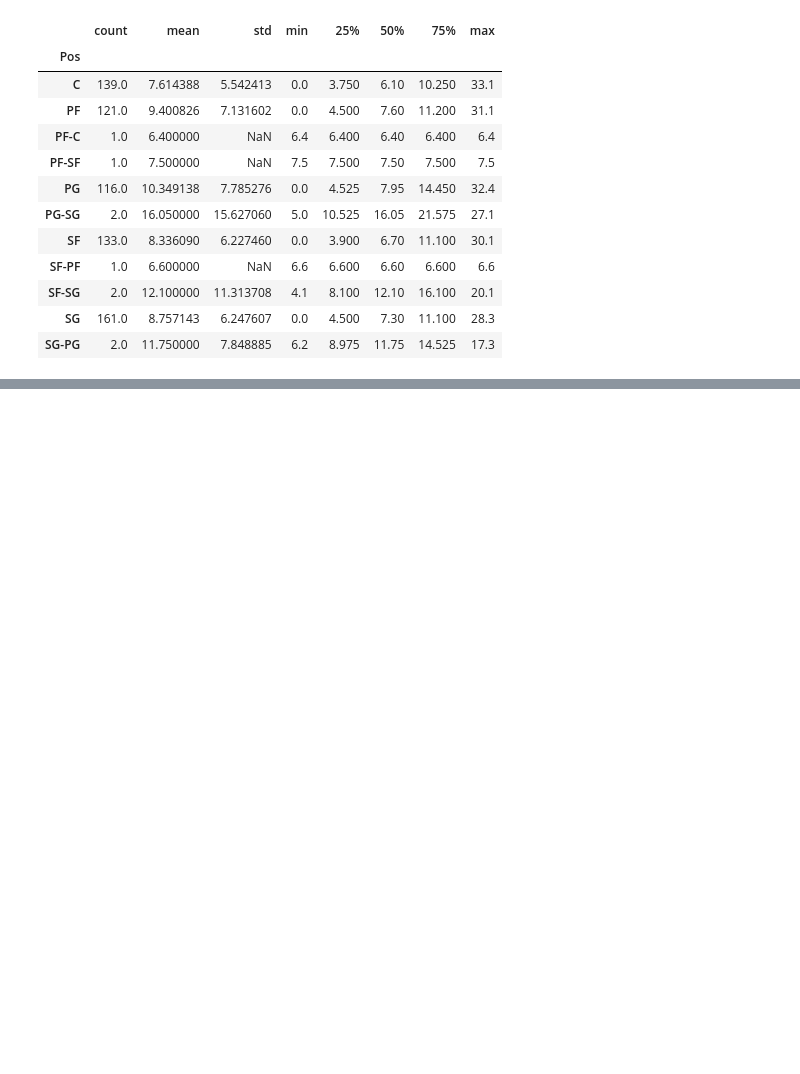
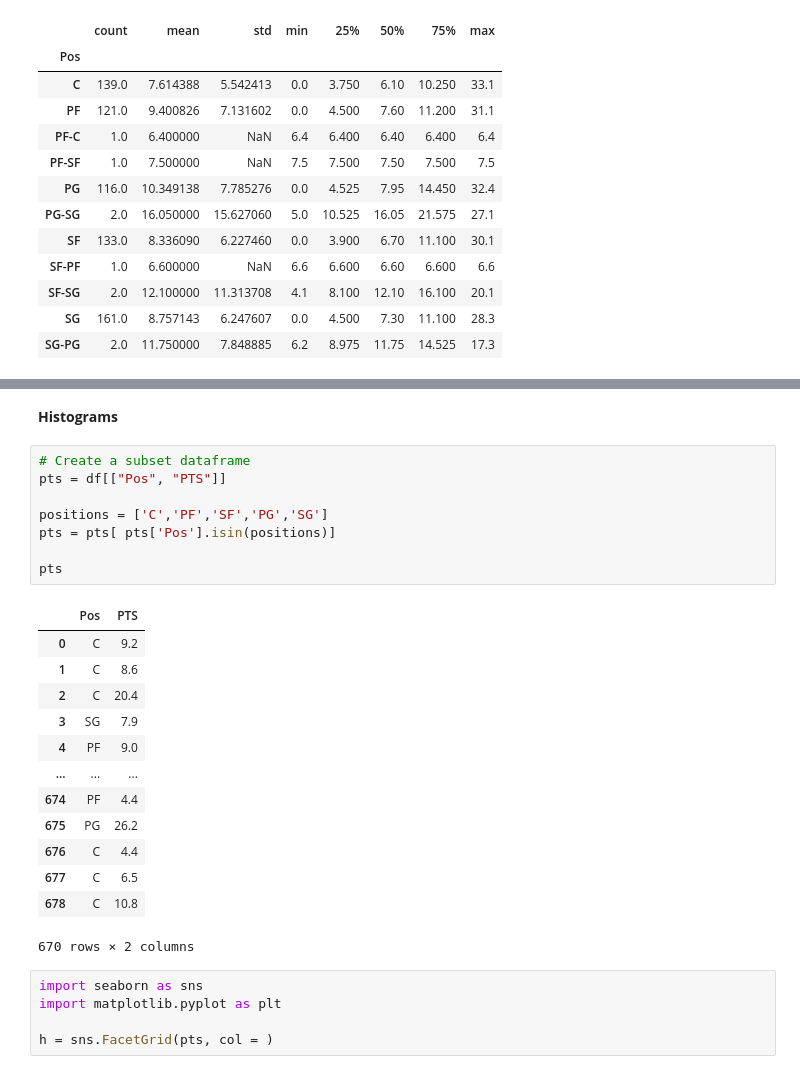
Before and after one commit to alpertoo/nba_2023, a Jupyter notebook: NBA Player Stats.ipynb, the cells around one changed output, grey strips where cells are left out. Drawn from its saved outputs; the diff is of its cells as text; blank space fills up the shorter version.

```diff
--- a/NBA Player Stats.ipynb
+++ b/NBA Player Stats.ipynb
@@ -262,0 +300,29 @@ df.groupby("Pos").PTS.describe()
+# %% [markdown]
+**Histograms**
+# %%
+# Create a subset dataframe
+pts = df[["Pos", "PTS"]]
+
+positions = ['C','PF','SF','PG','SG']
+pts = pts[ pts['Pos'].isin(positions)]
+
+pts
+# %% [output]
+|  | Pos | PTS |
+| 0 | C | 9.2 |
+| 1 | C | 8.6 |
+| 2 | C | 20.4 |
+| 3 | SG | 7.9 |
+| 4 | PF | 9.0 |
+| ... | ... | ... |
+| 674 | PF | 4.4 |
+| 675 | PG | 26.2 |
+| 676 | C | 4.4 |
+| 677 | C | 6.5 |
+| 678 | C | 10.8 |
+670 rows × 2 columns
+# %%
+import seaborn as sns
+import matplotlib.pyplot as plt
+
+h = sns.FacetGrid(pts, col = )
```
Also changed, not shown: parts of 3 cells of this notebook.
